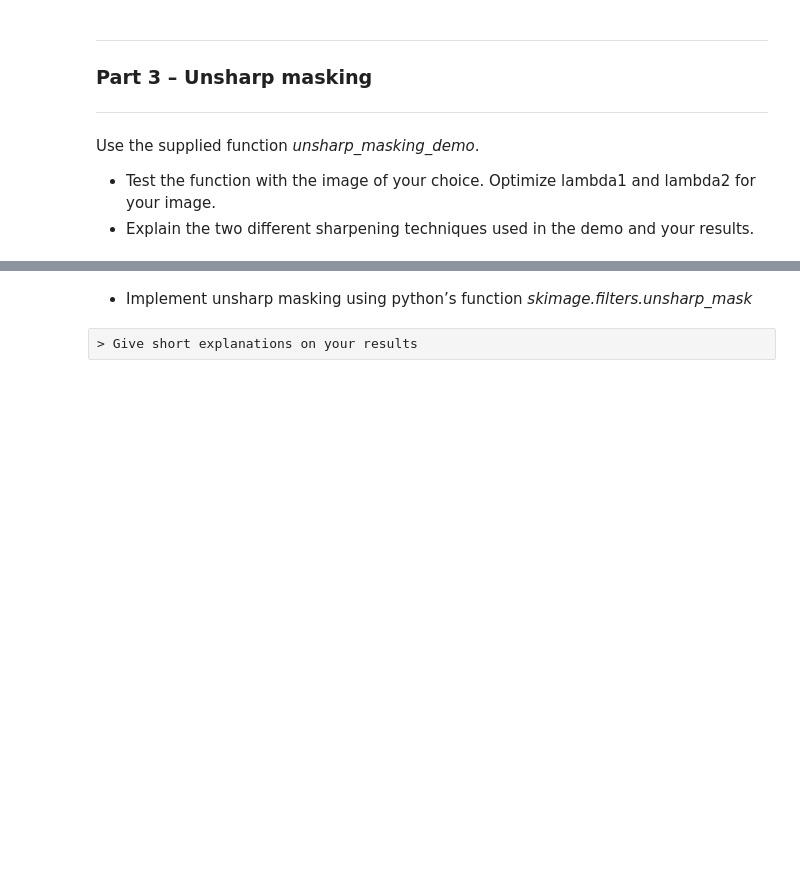
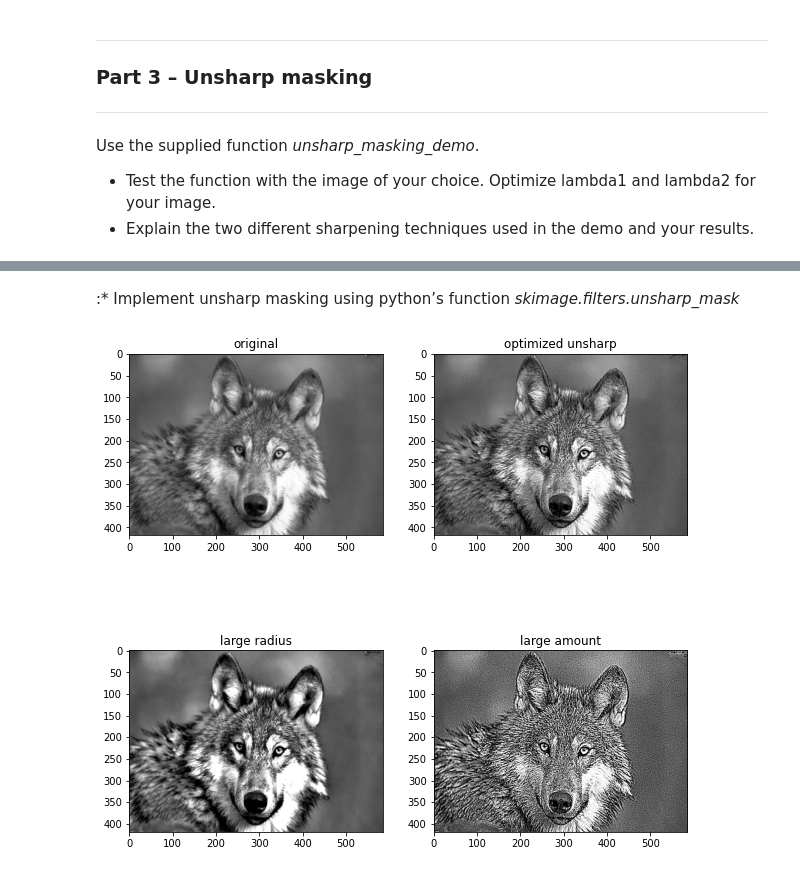
Before and after one commit to nadavschwalb/image_processing, a Jupyter notebook: Lab_4_student.ipynb, the cells around one changed output, grey strips where cells are left out. Cells and saved outputs as stored; diff of their text form; code cells hidden in the pictures; blank space fills up the shorter version.

```diff
--- a/Lab_4_student.ipynb
+++ b/Lab_4_student.ipynb
@@ -474,4 +527,18 @@ def unsharp_masking_demo(img):
 # %% [markdown]
-* Implement unsharp masking using python’s function *skimage.filters.unsharp_mask*
+:* Implement unsharp masking using python’s function *skimage.filters.unsharp_mask*
-# %% [raw]
-> Give short explanations on your results
+# %%
+unsharpen_wolf = filters.unsharp_mask(wolf_image,radius=1.5,amount=2)
+large_raduis_wolf = filters.unsharp_mask(wolf_image,radius=20,amount=1)
+large_amount_wolf = filters.unsharp_mask(wolf_image,radius=1,amount=20)
+fig ,axis = plt.subplots(nrows=2,ncols=2,figsize = (10,10))
+axis[0,0].set_title('original')
+axis[0,0].imshow(wolf_image,cmap='gray')
+axis[0,1].set_title('optimized unsharp')
+axis[0,1].imshow(unsharpen_wolf,cmap='gray')
+axis[1,0].set_title('large radius')
+axis[1,0].imshow(large_raduis_wolf,cmap='gray')
+axis[1,1].set_title('large amount')
+axis[1,1].imshow(large_amount_wolf,cmap='gray')
+plt.show()
+# %% [output]
+[figure, added]
```
Also changed, not shown: parts of 12 cells of this notebook.
